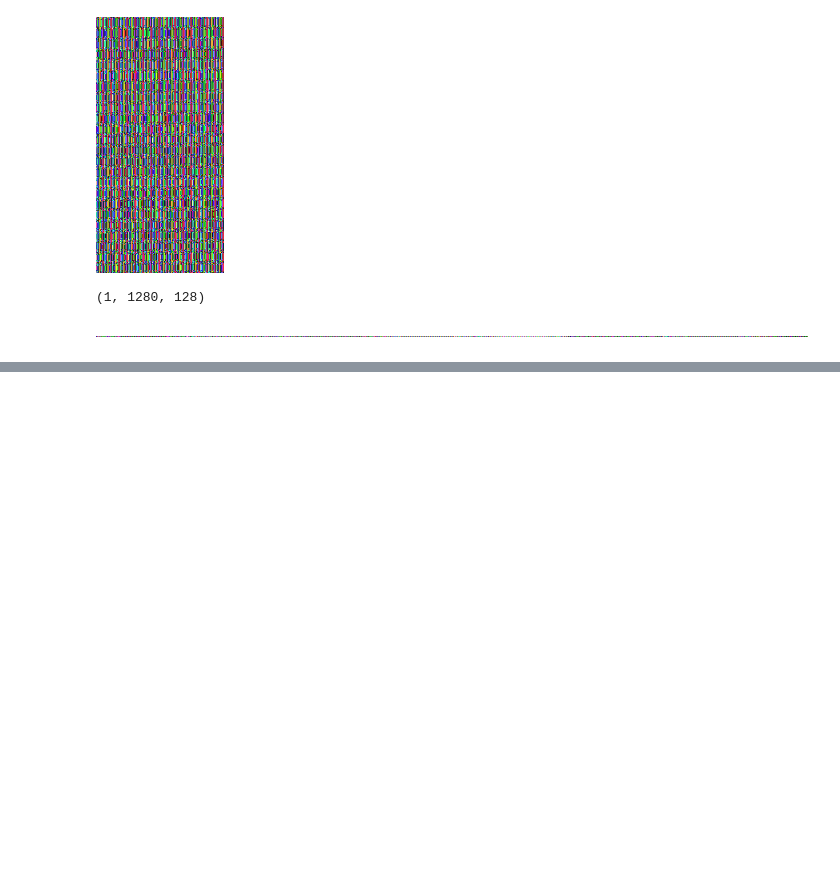
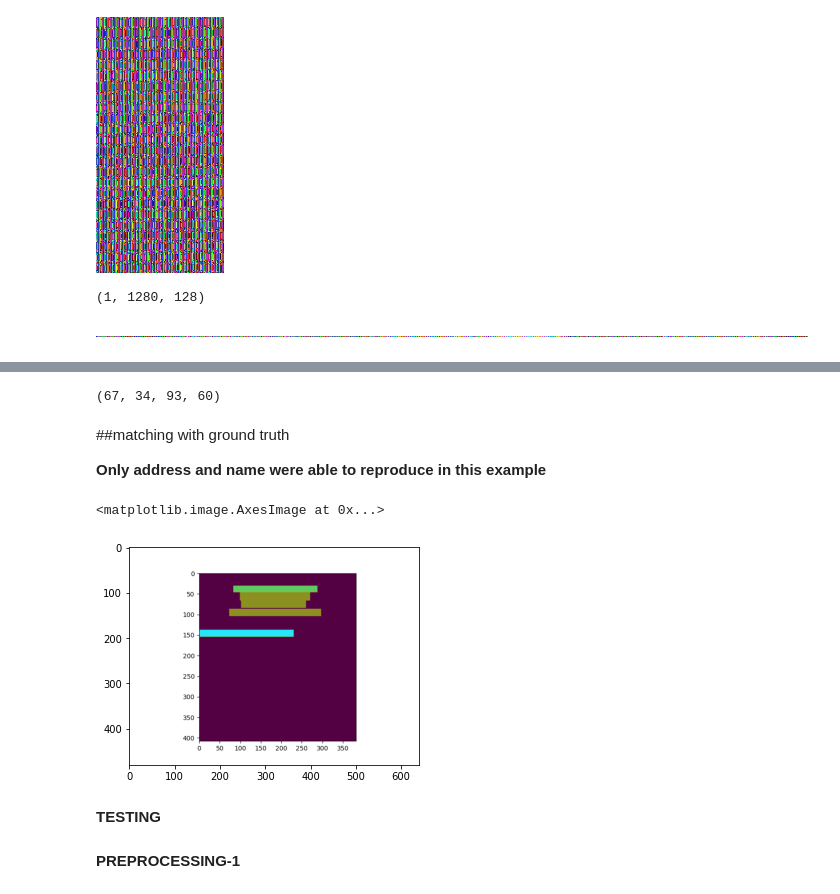
Before and after one commit to sangeetNSK/ChargridTF-GPU, a Jupyter notebook: Copy_of_ChargridTF.ipynb, the cells around one changed output, grey strips where cells are left out. Drawn from its saved outputs; the diff is of its cells as text; code cells hidden in the pictures; blank space fills up the shorter version.

```diff
--- a/Copy_of_ChargridTF.ipynb
+++ b/Copy_of_ChargridTF.ipynb
@@ -743,0 +824,23 @@ display(PIL_image)
+# %%
+# plot boxes around max,min and +/- sigma conf intervals
+
+# example start point
+(91-24,10+24,117-24,36+24)
+# %% [output]
+(67, 34, 93, 60)
+# %% [markdown]
+##matching with ground truth
+
+**Only address and name were able to reproduce in this example**
+# %%
+import cv2
+import matplotlib.pyplot as plt
+img = cv2.imread('/content/drive/MyDrive/ChargridTF/data/img_gt/001.png')
+plt.imshow(img)
+# %% [output]
+<matplotlib.image.AxesImage at 0x...>
+[figure, added]
+# %% [markdown]
+**TESTING**
+# %% [markdown]
+**PREPROCESSING-1**
```
Also changed, not shown: parts of 71 cells of this notebook.
